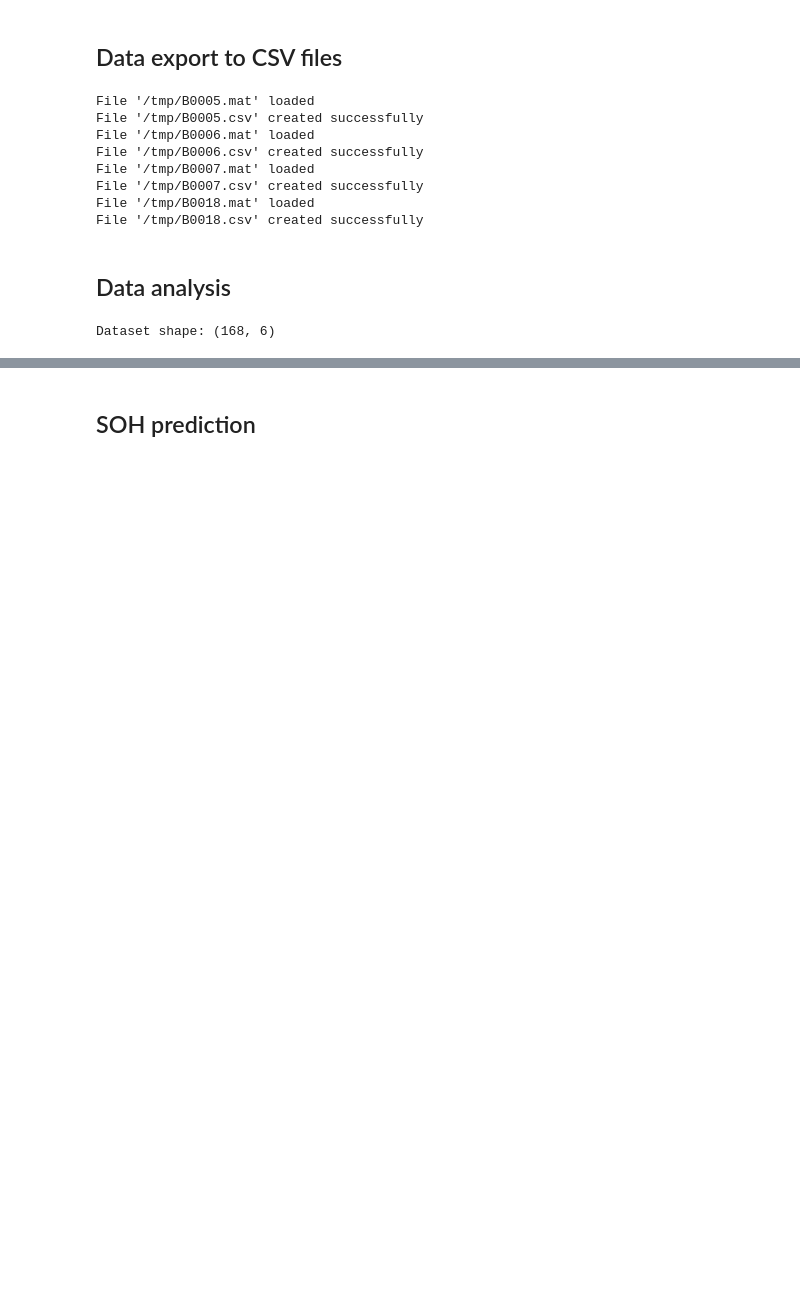
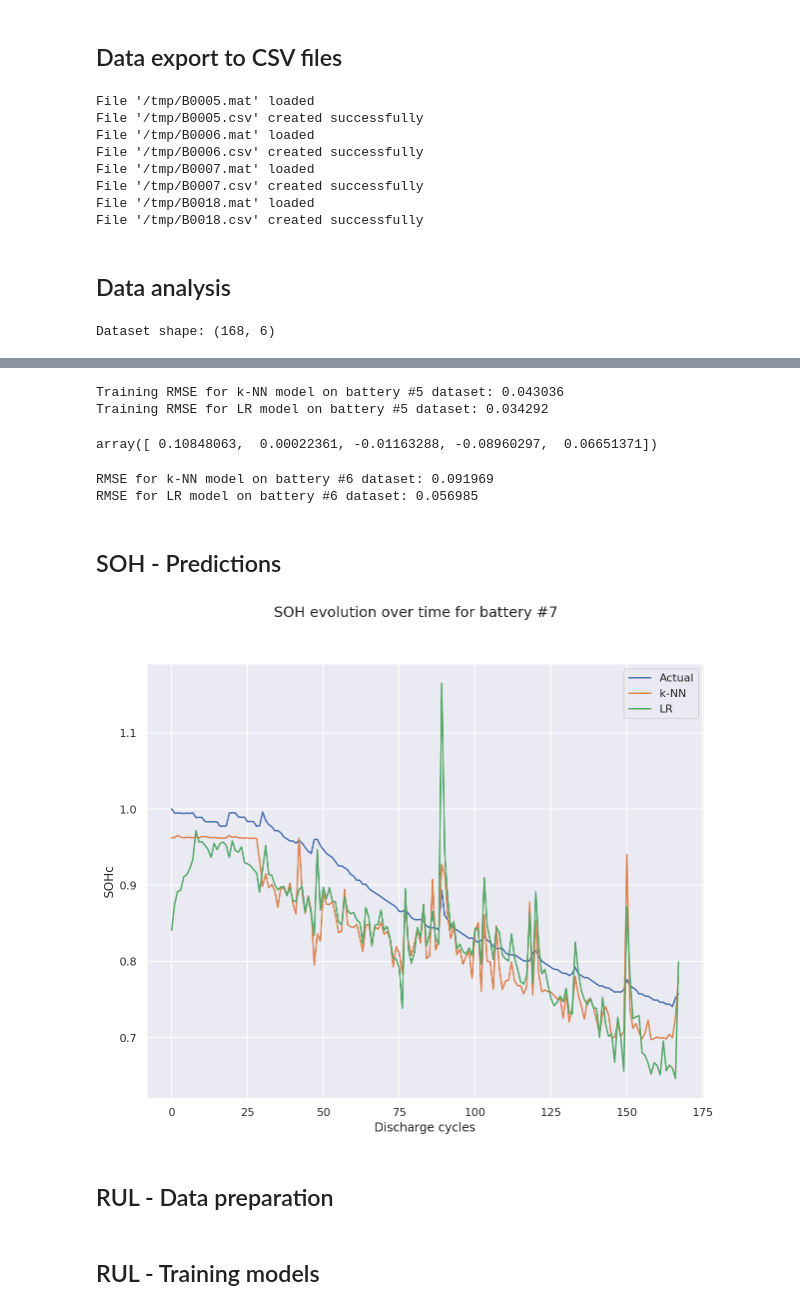
Before and after one commit to ensc-fc/saft2020, a Jupyter notebook: battery_prognosis/ames_battery_prognosis.ipynb, the cells around one changed output, grey strips where cells are left out. Saved outputs shown, nothing was run; the diff lists cells and outputs as text; code cells hidden in the pictures; blank space fills up the shorter version.

```diff
--- a/battery_prognosis/ames_battery_prognosis.ipynb
+++ b/battery_prognosis/ames_battery_prognosis.ipynb
@@ -329,0 +404,16 @@ x_train_5: (168, 5). y_train_5: (168,)
+# %%
+def train_models_soh(model_list, battery_number=5):
+    x_train, y_train = prepare_dataset(battery_number)
+
+    for model_name, model in model_list.items():
+        if isinstance(model, Sequential):
+            # Add training params for Keras-based models
+            model.fit(x_train, y_train, batch_size=32, epochs=500, verbose=0)
+        else:
+            model.fit(x_train, y_train)
+        rmse = compute_rmse(model, x_train, y_train)
+        print(
+            f"Training RMSE for {model_name} model on battery #{battery_number} dataset: {rmse:.06f}"
+        )
+
+    return model_list
@@ -330,2 +429,16 @@ x_train_5: (168, 5). y_train_5: (168,)
+# %%
+trained_models_soh = train_models_soh(get_model_list())
+# %% [output]
+Training RMSE for k-NN model on battery #5 dataset: 0.043036
+Training RMSE for LR model on battery #5 dataset: 0.034292
+# %%
+trained_models_soh["LR"].coef_
+# %% [output]
+array([ 0.10848063,  0.00022361, -0.01163288, -0.08960297,  0.06651371])
+# %%
+eval_models_soh(trained_models, battery_number=6)
+# %% [output]
+RMSE for k-NN model on battery #6 dataset: 0.091969
+RMSE for LR model on battery #6 dataset: 0.056985
 # %% [markdown]
-## SOH prediction
+## SOH - Predictions
@@ -333,0 +445,27 @@ x_train_5: (168, 5). y_train_5: (168,)
+# %%
+def plot_soh(model_list, battery_number):
+    x, y_true = prepare_dataset(battery_number)
+
+    initial_capacity = y_true[0]
+
+    plt.figure()
+
+    # Plot actual SOH
+    plt.plot(y_true / initial_capacity, label="Actual")
+
+    # Plot SOH for each model
+    for model_name, model in model_list.items():
+        y_pred = model.predict(x)
+        plt.plot(y_pred / initial_capacity, label=model_name)
+
+    plt.xlabel("Discharge cycles")
+    plt.ylabel("SOHc")
+    plt.suptitle(f"SOH evolution over time for battery #{battery_number}")
+
+    plt.legend()
+# %%
+plot_soh(trained_models_soh, battery_number=7)
+# %% [output]
+[figure, added]
+# %% [markdown]
+## RUL - Data preparation
@@ -333,0 +503,2 @@ x_train_5: (168, 5). y_train_5: (168,)
+# %% [markdown]
+## RUL - Training models
```
Also changed, not shown: parts of 24 cells of this notebook.
